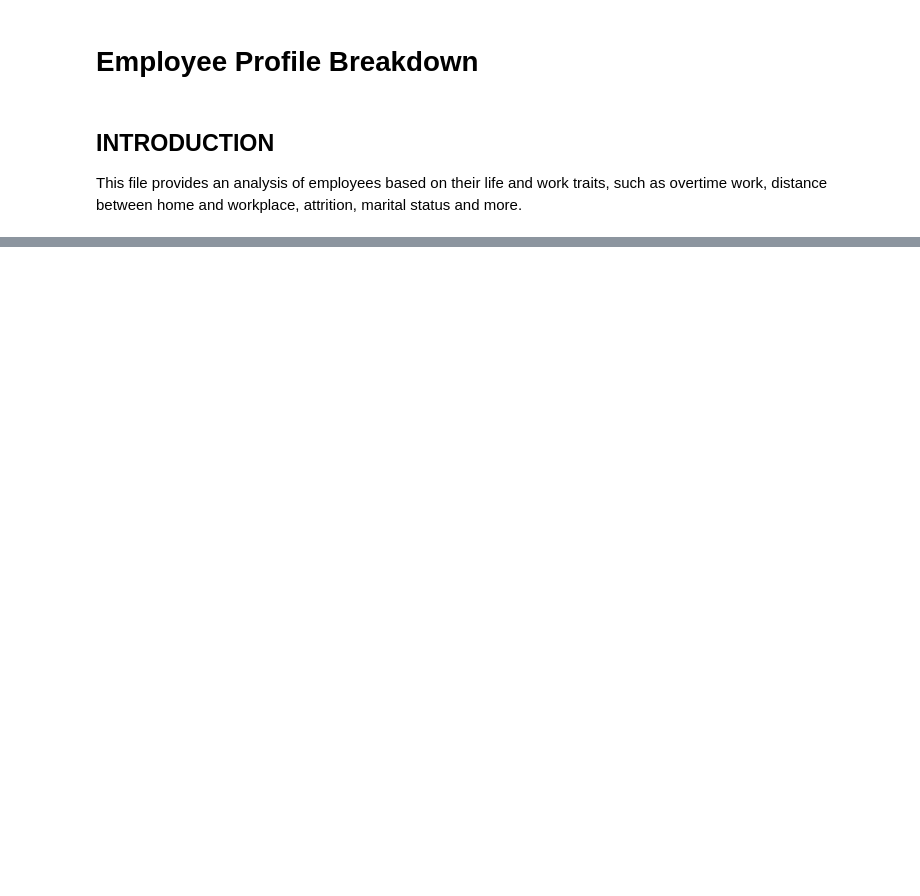
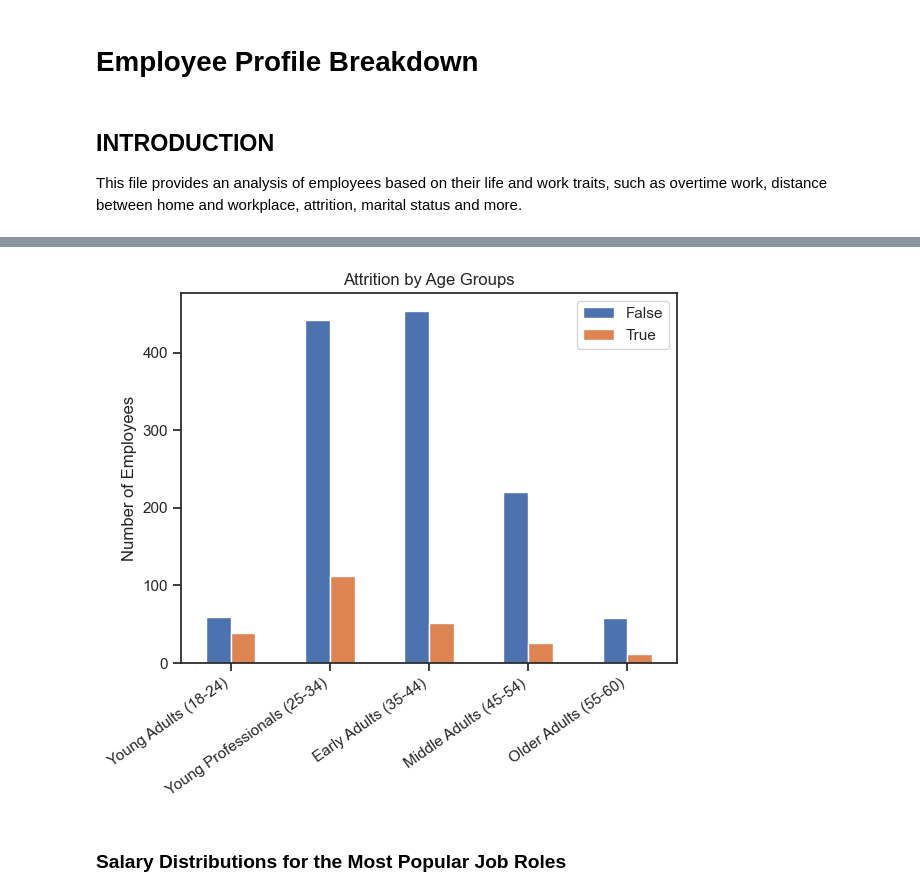
Before and after one commit to matbochenek42/Python-Analysis-of-Employee-Attrition-and-Performance, a Jupyter notebook: 3_Employee_Profile_Breakdown.ipynb, the cells around one changed output, grey strips where cells are left out. Cells and saved outputs as stored; diff of their text form; code cells hidden in the pictures; blank space fills up the shorter version.

```diff
--- a/3_Employee_Profile_Breakdown.ipynb
+++ b/3_Employee_Profile_Breakdown.ipynb
@@ -58,0 +77,48 @@ plt.show()
+# %%
+# function that creates age groups depended on employee age
+
+def age_group(age):
+    if age < 25:
+        return "1.Young Adults (18-24)" # numbers were added to order in correct order later on
+    elif age < 35:
+        return "2.Young Professionals (25-34)"
+    elif age < 45:
+        return "3.Early Adults (35-44)"
+    elif age < 55:
+        return "4.Middle Adults (45-54)"
+    else:
+        return "5.Older Adults (55-60)"
+
+df_age["Age Group"] = df_age["Age"].apply(age_group) # new column
+# %%
+# pivote table (count)
+
+df_age = df_age.pivot_table(
+    index = "Age Group",
+    columns="Attrition",
+    aggfunc="count",
+    sort=True)
+# %%
+# getting rid of numbers in age group column
+
+df_age.reset_index(inplace=True)
+
+df_age["Age Group"] = df_age["Age Group"].str[2:]
+
+df_age.set_index(keys="Age Group", inplace=True)
+# %%
+df_age.plot(kind = "bar")
+
+plt.title("Attrition by Age Groups")
+plt.ylabel("Number of Employees")
+plt.xlabel("")
+
+plt.legend(["False", "True"])
+
+plt.xticks(rotation = 35, ha = "right")
+
+plt.show()
+# %% [output]
+[figure, added]
+# %% [markdown]
+### Salary Distributions for the Most Popular Job Roles
```
Also changed, not shown: parts of 18 cells of this notebook, 5 other files.
